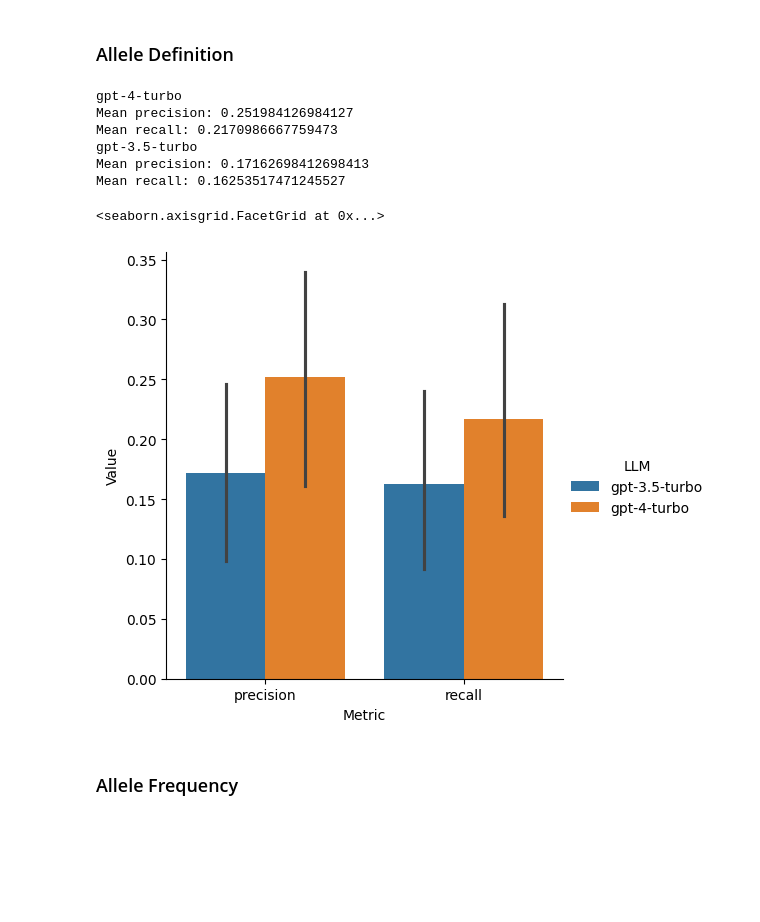
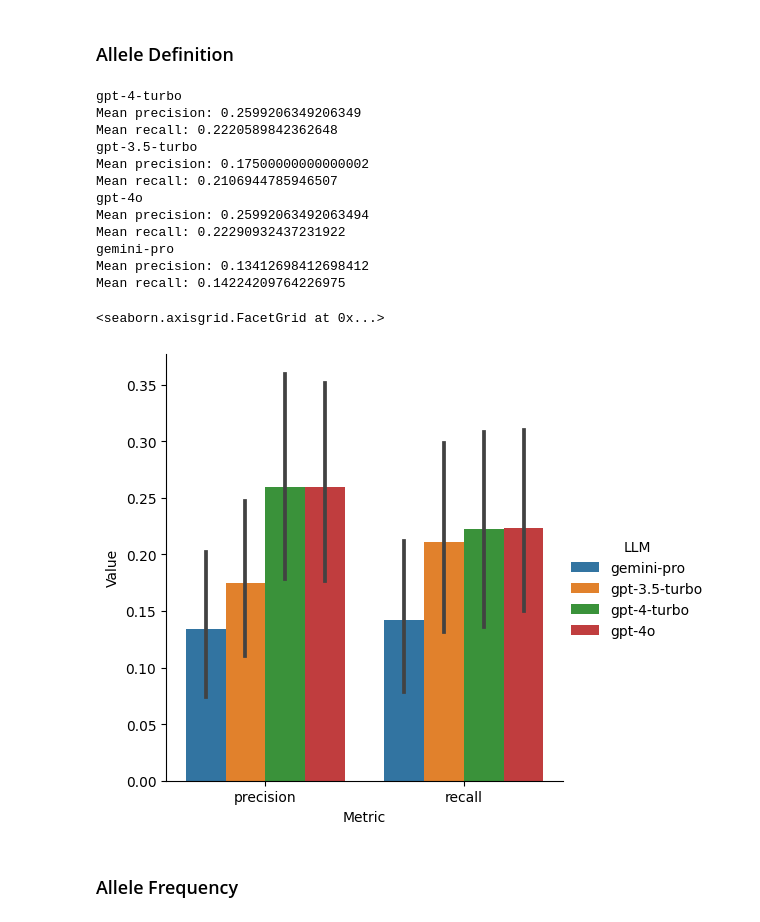
Before and after one commit to KarlKeat/PGx-LLM-Eval, a Jupyter notebook: scripts/answer_evaluation/DataVisualization.ipynb, the cells around one changed output. Drawn from its saved outputs; the diff is of its cells as text; code cells hidden in the pictures; blank space fills up the shorter version.

```diff
--- a/scripts/answer_evaluation/DataVisualization.ipynb
+++ b/scripts/answer_evaluation/DataVisualization.ipynb
@@ -49,30 +51,49 @@ def barplot_metrics(dfs, metric_names):
 # %%
 allele_def_gpt4 = pd.read_csv("../../results/AlleleDefinition_gpt-4-turbo_results.txt", sep="\t", header=0)
 allele_def_gpt3_5 = pd.read_csv("../../results/AlleleDefinition_gpt-3.5-turbo_results.txt", sep="\t", header=0)
+allele_def_gpt4o = pd.read_csv("../../results/AlleleDefinition_gpt-4o_results.txt", sep="\t", header=0)
+allele_def_gemini_pro = pd.read_csv("../../results/AlleleDefinition_gemini-pro_results.txt", sep="\t", header=0)
+
 print("gpt-4-turbo")
 print(f"Mean precision: {allele_def_gpt4['precision'].mean()}")
 print(f"Mean recall: {allele_def_gpt4['recall'].mean()}")
 
 print("gpt-3.5-turbo")
 print(f"Mean precision: {allele_def_gpt3_5['precision'].mean()}")
 print(f"Mean recall: {allele_def_gpt3_5['recall'].mean()}")
 
+print("gpt-4o")
+print(f"Mean precision: {allele_def_gpt4o['precision'].mean()}")
+print(f"Mean recall: {allele_def_gpt4o['recall'].mean()}")
+
+print("gemini-pro")
+print(f"Mean precision: {allele_def_gemini_pro['precision'].mean()}")
+print(f"Mean recall: {allele_def_gemini_pro['recall'].mean()}")
+
 barplot_metrics(
     dfs={
         "gpt-4-turbo": allele_def_gpt4,
-        "gpt-3.5-turbo": allele_def_gpt3_5
+        "gpt-3.5-turbo": allele_def_gpt3_5,
+        "gpt-4o": allele_def_gpt4o,
+        "gemini-pro": allele_def_gemini_pro
     },
     metric_names=["precision", "recall"]
 )
 # %% [output]
 gpt-4-turbo
-Mean precision: 0.251984126984127
-Mean recall: 0.2170986667759473
+Mean precision: 0.2599206349206349
+Mean recall: 0.2220589842362648
 gpt-3.5-turbo
-Mean precision: 0.17162698412698413
-Mean recall: 0.16253517471245527
+Mean precision: 0.17500000000000002
+Mean recall: 0.2106944785946507
+gpt-4o
+Mean precision: 0.25992063492063494
+Mean recall: 0.22290932437231922
+gemini-pro
+Mean precision: 0.13412698412698412
+Mean recall: 0.14224209764226975
 <seaborn.axisgrid.FacetGrid at 0x...>
-[figure, old version]
+[figure, new version]
 # %% [markdown]
 ### Allele Frequency
 # %%
```
Also changed, not shown: parts of 9 cells of this notebook.
